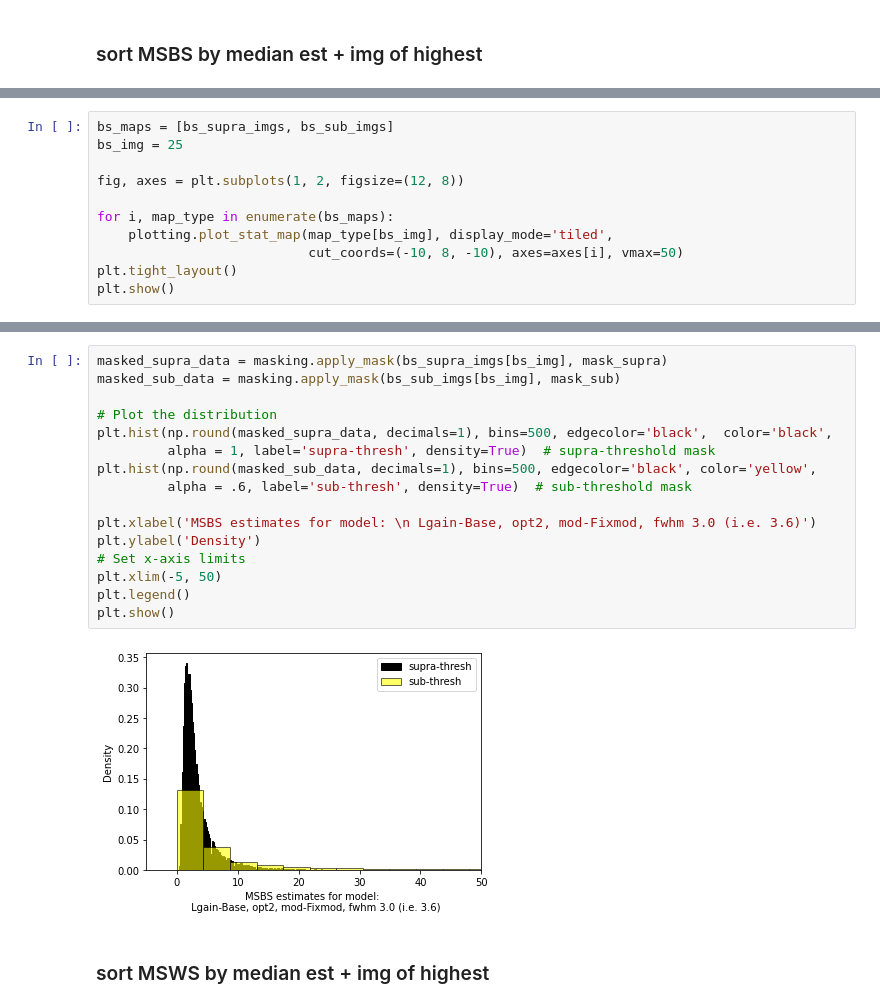
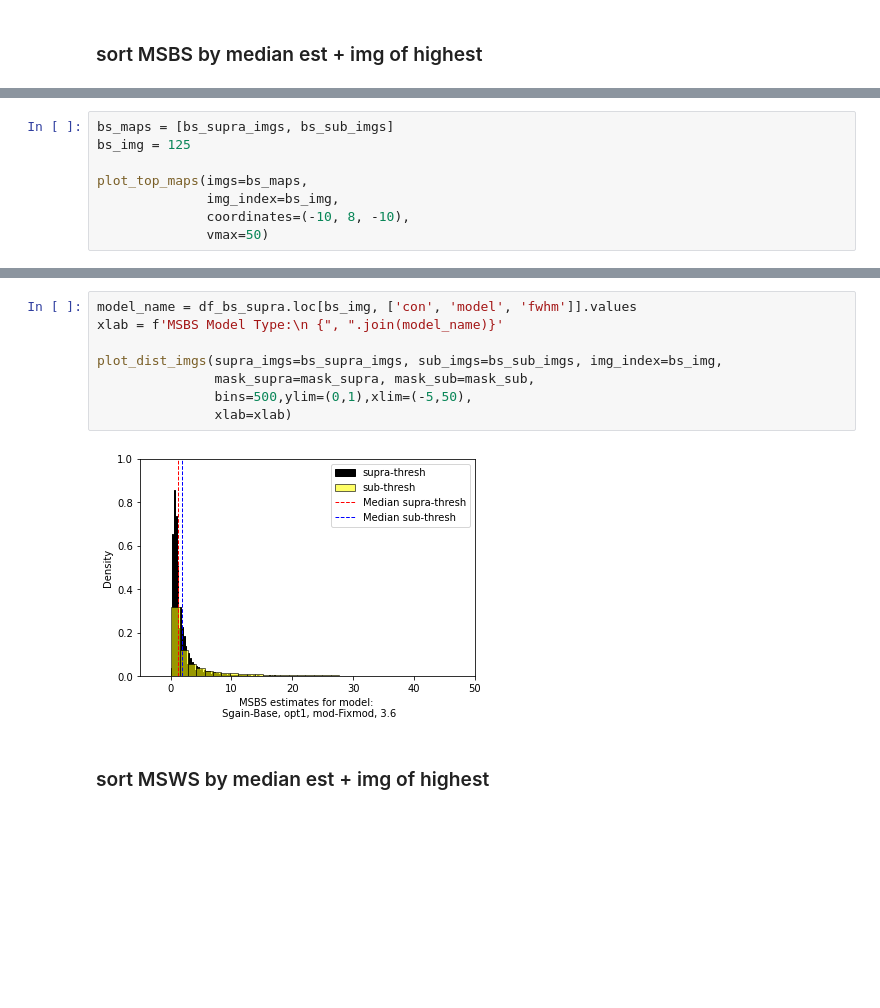
Before and after one commit to demidenm/Multiverse_Reliability, a Jupyter notebook: Stage2_Code/sherlock_session-analyses.ipynb, the cells around one changed output, grey strips where cells are left out. Drawn from its saved outputs; the diff is of its cells as text; blank space fills up the shorter version.

```diff
--- a/Stage2_Code/sherlock_session-analyses.ipynb
+++ b/Stage2_Code/sherlock_session-analyses.ipynb
@@ -322,13 +410,10 @@ df_bs_sub.sort_values(by='median_est', ascending=False)
 240 rows × 6 columns
 # %%
 bs_maps = [bs_supra_imgs, bs_sub_imgs]
-bs_img = 25
+bs_img = 125
 
-fig, axes = plt.subplots(1, 2, figsize=(12, 8))
-
-for i, map_type in enumerate(bs_maps):
-    plotting.plot_stat_map(map_type[bs_img], display_mode='tiled',
-                           cut_coords=(-10, 8, -10), axes=axes[i], vmax=50)
-plt.tight_layout()
-plt.show()
+plot_top_maps(imgs=bs_maps,
+              img_index=bs_img,
+              coordinates=(-10, 8, -10),
+              vmax=50)
 # %% [output]
@@ -336,21 +421,13 @@ plt.show()
 # %%
-masked_supra_data = masking.apply_mask(bs_supra_imgs[bs_img], mask_supra)
-masked_sub_data = masking.apply_mask(bs_sub_imgs[bs_img], mask_sub)
+model_name = df_bs_supra.loc[bs_img, ['con', 'model', 'fwhm']].values
+xlab = f'MSBS Model Type:\n {", ".join(model_name)}'
 
-# Plot the distribution
-plt.hist(np.round(masked_supra_data, decimals=1), bins=500, edgecolor='black',  color='black',
-         alpha = 1, label='supra-thresh', density=True)  # supra-threshold mask
-plt.hist(np.round(masked_sub_data, decimals=1), bins=500, edgecolor='black', color='yellow',
-         alpha = .6, label='sub-thresh', density=True)  # sub-threshold mask
-
-plt.xlabel('MSBS estimates for model: \n Lgain-Base, opt2, mod-Fixmod, fwhm 3.0 (i.e. 3.6)')
-plt.ylabel('Density')
-# Set x-axis limits
-plt.xlim(-5, 50)
-plt.legend()
-plt.show()
+plot_dist_imgs(supra_imgs=bs_supra_imgs, sub_imgs=bs_sub_imgs, img_index=bs_img,
+               mask_supra=mask_supra, mask_sub=mask_sub,
+               bins=500,ylim=(0,1),xlim=(-5,50),
+               xlab=xlab)
 # %% [output]
-[figure, old version]
+[figure, new version]
 # %% [markdown]
 ### sort MSWS by median est + img of highest
 # %%
```
Also changed, not shown: parts of 25 cells of this notebook, 1 other file.
